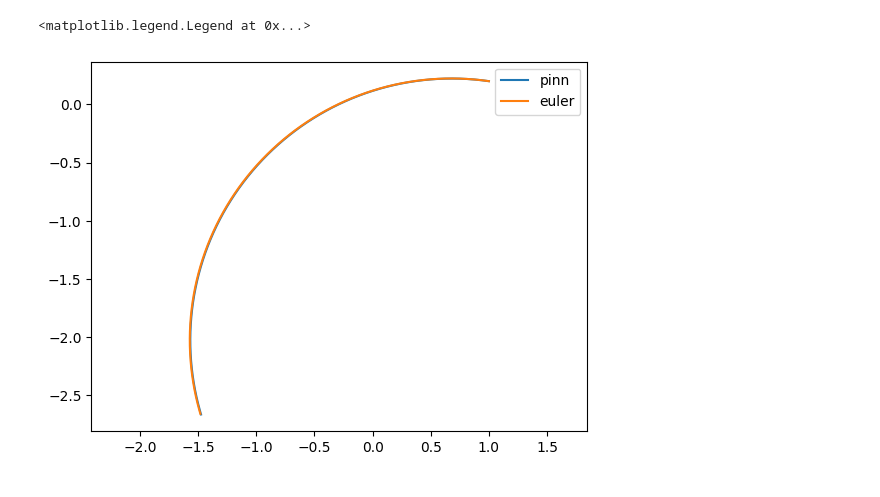
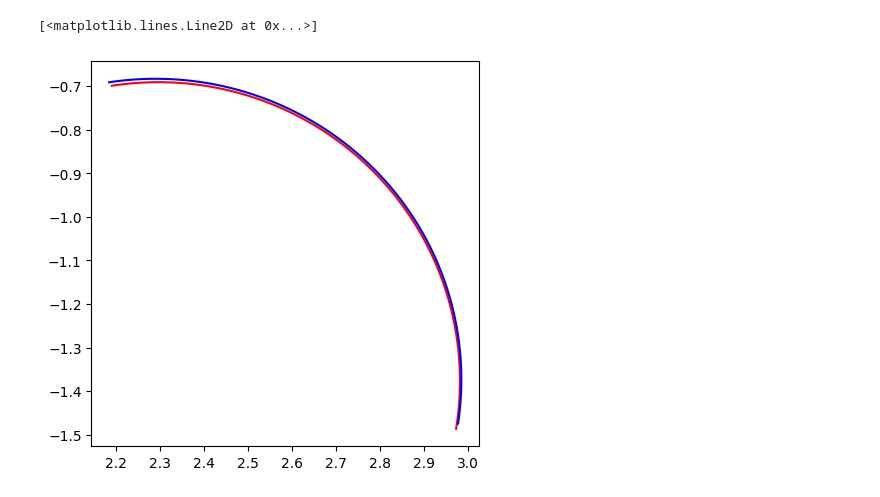
Before and after one commit to neverorfrog/simple_neural_mpc, a Jupyter notebook: simple_neural_mpc/scripts/mlp_neural_model_main.ipynb, the cells around one changed output. Drawn from its saved outputs; the diff is of its cells as text; code cells hidden in the pictures.

```diff
--- a/simple_neural_mpc/scripts/mlp_neural_model_main.ipynb
+++ b/simple_neural_mpc/scripts/mlp_neural_model_main.ipynb
@@ -8,7 +8,7 @@ from simple_neural_mpc.config.neural_config import DatasetConfig
 np.set_printoptions(precision=3, suppress=True)
 
 robot = Unicycle()
-dataset = None if DatasetConfig.load_data else UnicycleDataset.generate_data_derivative(robot)
+dataset = None if DatasetConfig.load_data else UnicycleDataset.generate_trajectory_data(robot)
 datamodule = Datamodule(dataset, savedpath=f'{project_root()}/data/{DatasetConfig.name}')
 print(datamodule.train_data.data.shape)
 print(datamodule.train_data.labels.shape)
@@ -19,10 +19,11 @@ torch.Size([88160, 3])
 # %%
 from simple_neural_mpc.neural_modeling.learner.mlp_learner import MlpLearner
+from simple_neural_mpc.neural_modeling.learner.mlp_traj_learner import MlpTrajLearner
 from simple_neural_mpc.neural_modeling.learner.trainer import Trainer
 from simple_neural_mpc.config.neural_config import TrainerConfig
 
 TrainerConfig.wandb_project = "neural_mpc_mlp"
-learner = MlpLearner(robot)
+learner = MlpTrajLearner(robot)
 trainer = Trainer()
 trainer.fit(learner, datamodule)
 # %% [output]
@@ -61,41 +62,17 @@ Metric val/loss improved by 0.000 >= min_delta = 1e-05. New best score: 0.000
-# %%
-import torch
-import matplotlib.pyplot as plt
-
-learner.load_state_dict(torch.load(f'{project_root()}/simple_neural_mpc/neural_modeling/models/mlp_derivative.pth'))
-
-state_init = torch.Tensor([1, 0.2, 3])
-vel = torch.Tensor([0.9, 0.4])
-dt = 0.01
-
-states = [state_init]
-
-for _ in range(500):
-
-    with torch.no_grad():
-        input_pair = torch.cat([states[-1], vel])
-        derivative = learner.forward(input_pair)
-        state = torch.from_numpy(robot.transition(states[-1].numpy(), vel.numpy(), dt).full().squeeze())
-        states.append(state)
-
-state = states[0]
-states_model = [state]
-for _ in range(500):
-
-    x_dot = torch.cos(states_model[-1][2])*vel[0]
-    y_dot = torch.sin(states_model[-1][2])*vel[0]
-    theta_dot = vel[1]
-
-    states_model.append(
-        states_model[-1] + torch.Tensor([x_dot, y_dot, theta_dot]) * dt
-    )
-
-state = torch.vstack(states).cpu().numpy()
-state_model = torch.vstack(states_model).cpu().numpy()
-plt.plot(state[:, 0], state[:, 1], label='pinn')
-plt.plot(state_model[:, 0], state_model[:, 1], label='euler')
-plt.axis('equal')
-plt.legend()
-# %% [output]
-<matplotlib.legend.Legend at 0x...>
-[figure, removed]
+# %%
+import matplotlib.pyplot as plt
+
+fig, ax = plt.subplots(1, 1, figsize=(5, 5))
+test_data = datamodule.test_data
+predictions = learner.inference(test_data)
+
+random_idx = np.random.randint(0, test_data.data.shape[0])
+random_traj = test_data.data[random_idx]
+
+random_prediction = predictions[random_idx].detach().numpy()
+
+ax.plot(random_traj[:, 0], random_traj[:, 1], 'r')
+ax.plot(random_prediction[:, 0], random_prediction[:, 1], 'b')
+# %% [output]
+[<matplotlib.lines.Line2D at 0x...>]
+[figure, added]
```
Also changed, not shown: parts of 2 cells of this notebook, 12 other files.
